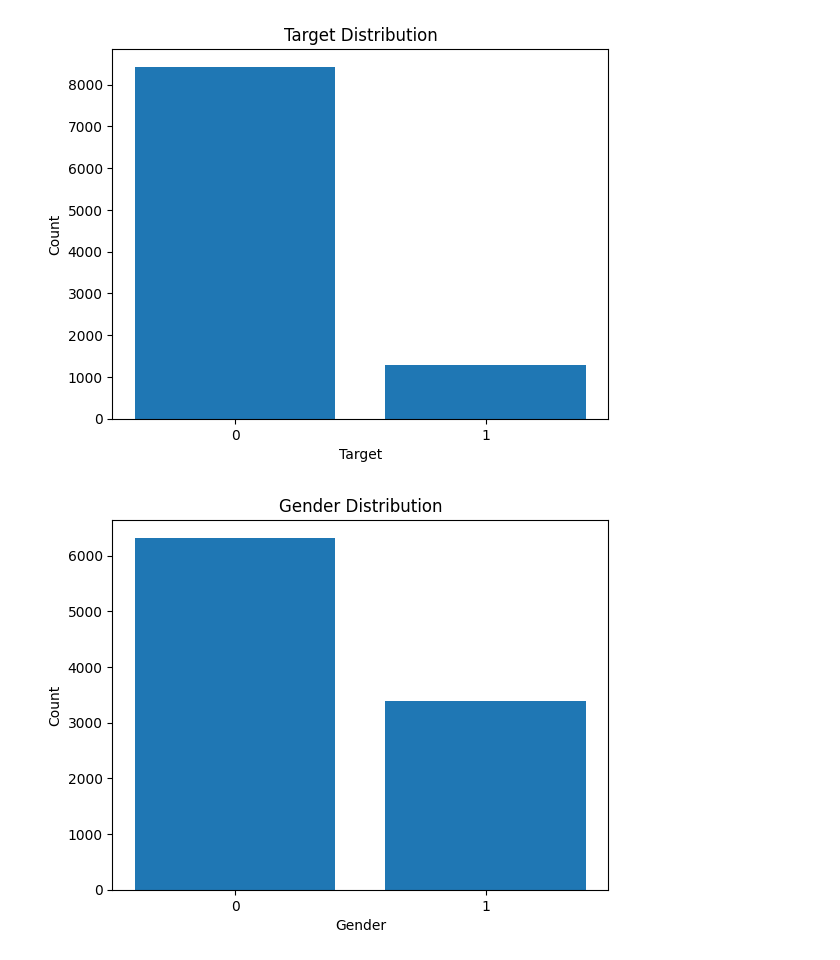
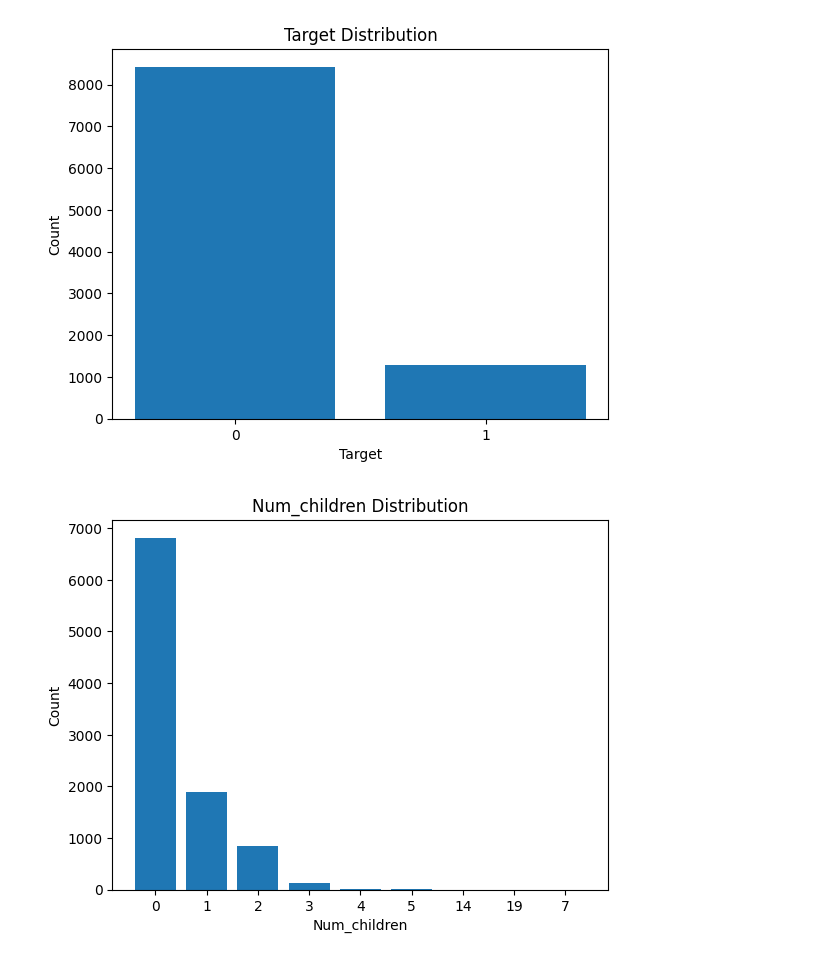
Before and after one commit to choang94/credit-card-eligibility, a Jupyter notebook: notebooks/eda.ipynb, the cells around one changed output. Drawn from its saved outputs; the diff is of its cells as text; code cells hidden in the pictures.

```diff
--- a/notebooks/eda.ipynb
+++ b/notebooks/eda.ipynb
@@ -67,6 +67,6 @@ plot_category_frequency(data, 'Target', 'Target Distribution')
 # %% [output]
 [figure]
 # %%
-plot_category_frequency(data, 'Gender', 'Gender Distribution')
+plot_category_frequency(data, 'Num_children', 'Num_children Distribution')
 # %% [output]
-[figure, old version]
+[figure, new version]
```
Also changed, not shown: 1 other file.
